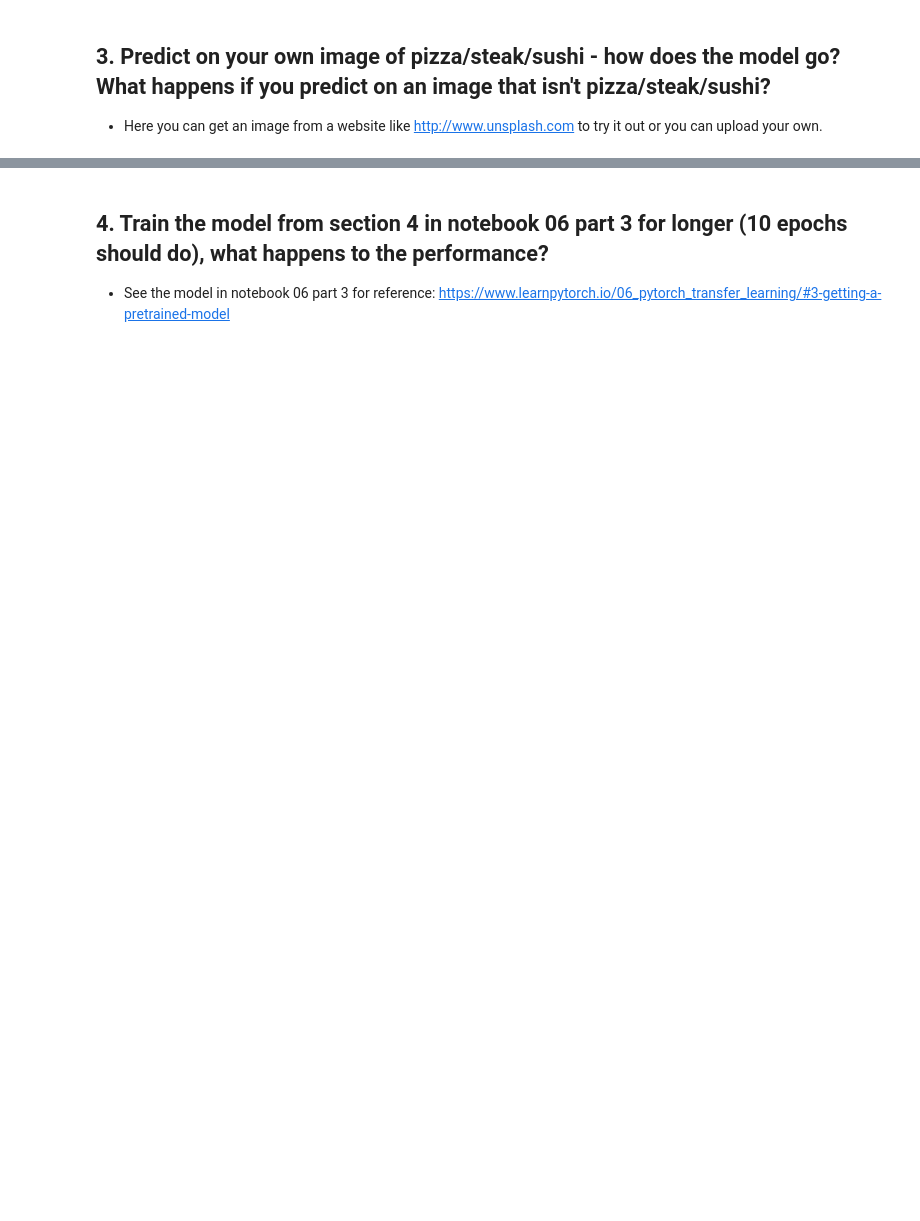
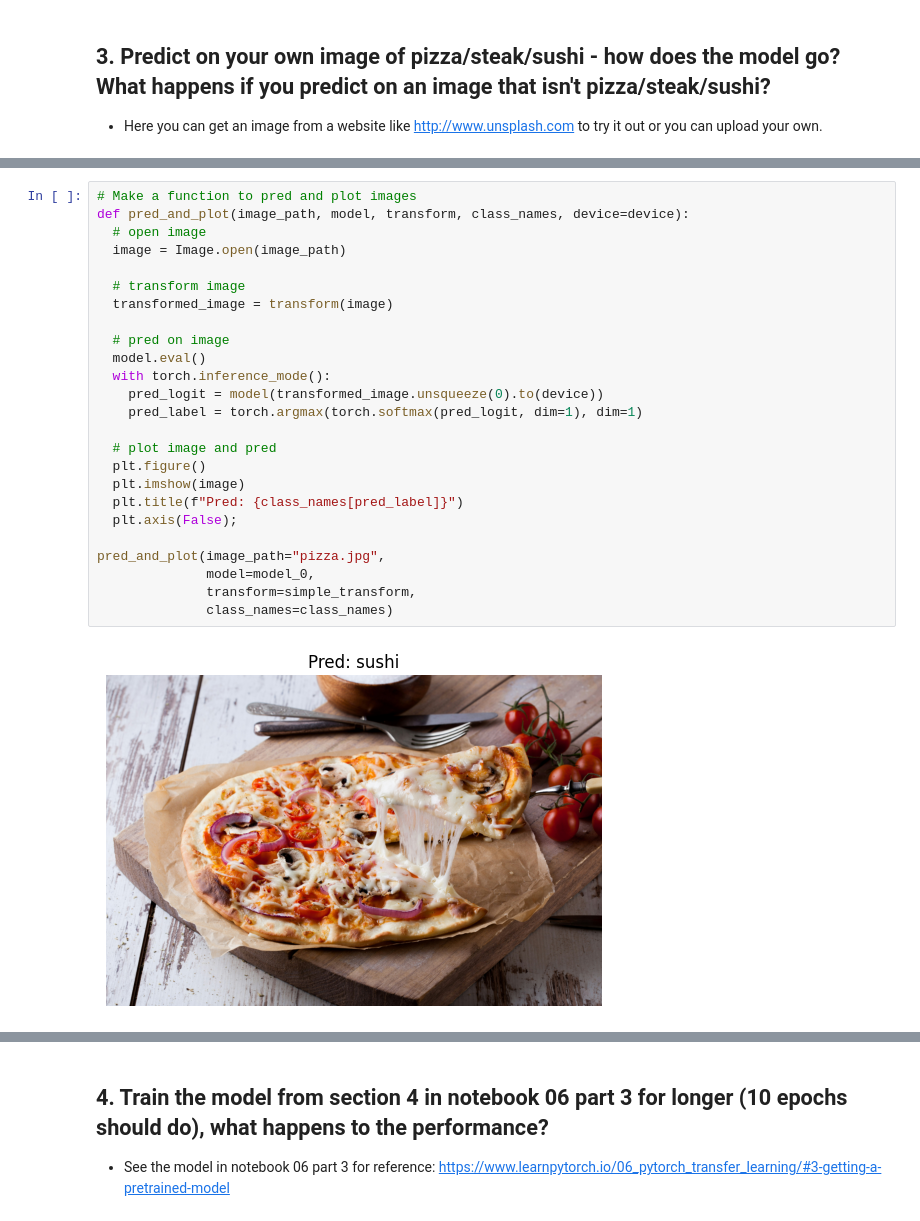
Before and after one commit to uzi-belfayez/pytorch_tutos, a Jupyter notebook: 06_pytorch_transfer_learning_exercises.ipynb, the cells around one changed output, grey strips where cells are left out. Cells and saved outputs as stored; diff of their text form; blank space fills up the shorter version.

```diff
--- a/06_pytorch_transfer_learning_exercises.ipynb
+++ b/06_pytorch_transfer_learning_exercises.ipynb
@@ -293,0 +423,27 @@ You'll want to:
+# %%
+# Make a function to pred and plot images
+def pred_and_plot(image_path, model, transform, class_names, device=device):
+  # open image
+  image = Image.open(image_path)
+
+  # transform image
+  transformed_image = transform(image)
+
+  # pred on image
+  model.eval()
+  with torch.inference_mode():
+    pred_logit = model(transformed_image.unsqueeze(0).to(device))
+    pred_label = torch.argmax(torch.softmax(pred_logit, dim=1), dim=1)
+
+  # plot image and pred
+  plt.figure()
+  plt.imshow(image)
+  plt.title(f"Pred: {class_names[pred_label]}")
+  plt.axis(False);
+
+pred_and_plot(image_path="pizza.jpg",
+              model=model_0,
+              transform=simple_transform,
+              class_names=class_names)
+# %% [output]
+[figure, added]
```
Also changed, not shown: parts of 30 cells of this notebook.
